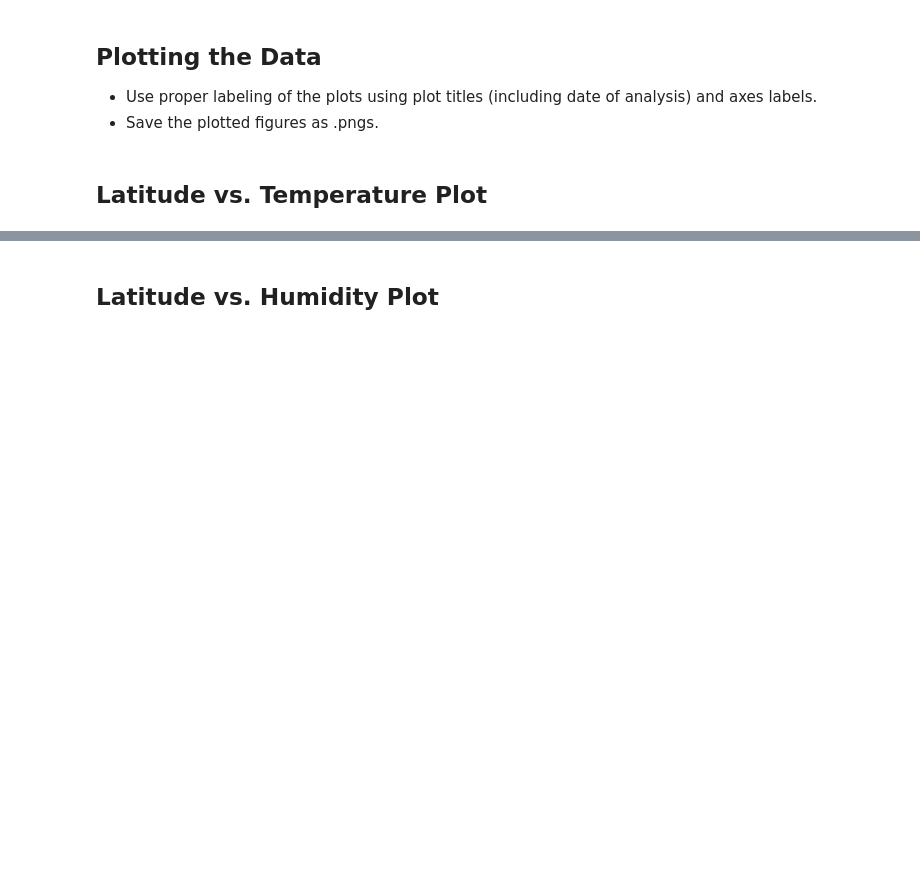
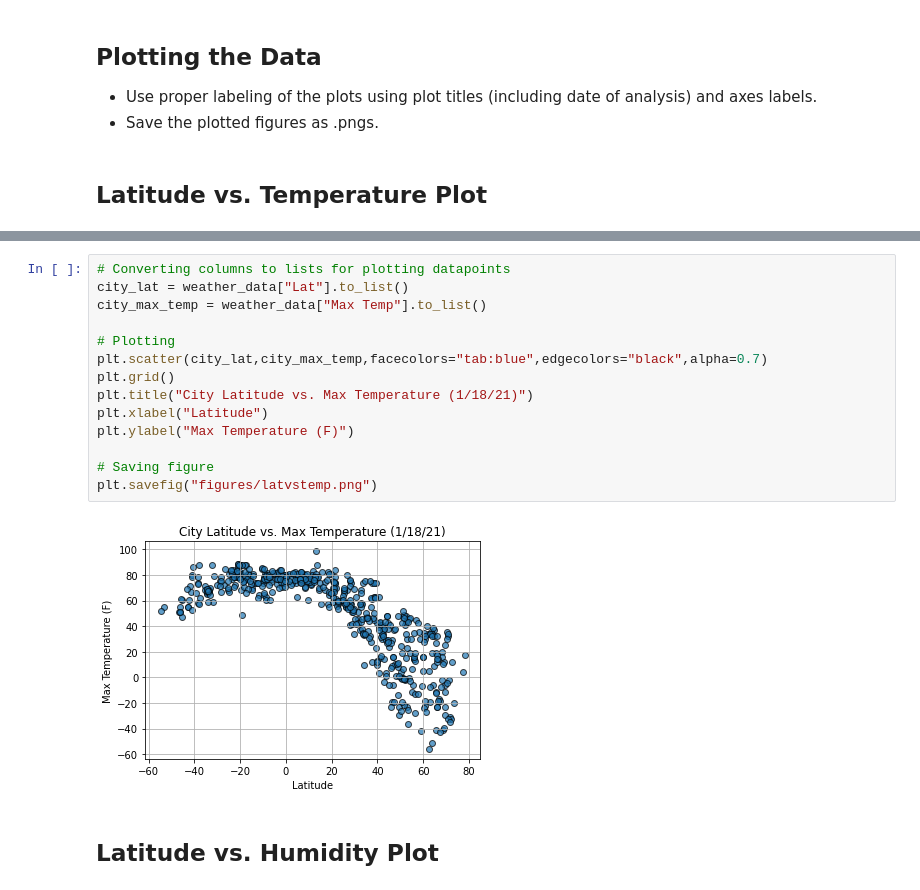
Before and after one commit to GregJP/python-api-challenge, a Jupyter notebook: WeatherPy.ipynb, the cells around one changed output, grey strips where cells are left out. Drawn from its saved outputs; the diff is of its cells as text; blank space fills up the shorter version.

Commit message:
Recalled APIs for Imperial measurements plus finished scatter plots

```diff
--- a/WeatherPy.ipynb
+++ b/WeatherPy.ipynb
@@ -175,2 +155,18 @@ Int64Index([], dtype='int64')
+# %%
+# Converting columns to lists for plotting datapoints
+city_lat = weather_data["Lat"].to_list()
+city_max_temp = weather_data["Max Temp"].to_list()
+
+# Plotting
+plt.scatter(city_lat,city_max_temp,facecolors="tab:blue",edgecolors="black",alpha=0.7)
+plt.grid()
+plt.title("City Latitude vs. Max Temperature (1/18/21)")
+plt.xlabel("Latitude")
+plt.ylabel("Max Temperature (F)")
+
+# Saving figure
+plt.savefig("figures/latvstemp.png")
+# %% [output]
+[figure, added]
 # %% [markdown]
 ## Latitude vs. Humidity Plot
```
Also changed, not shown: parts of 14 cells of this notebook, 5 other files.
